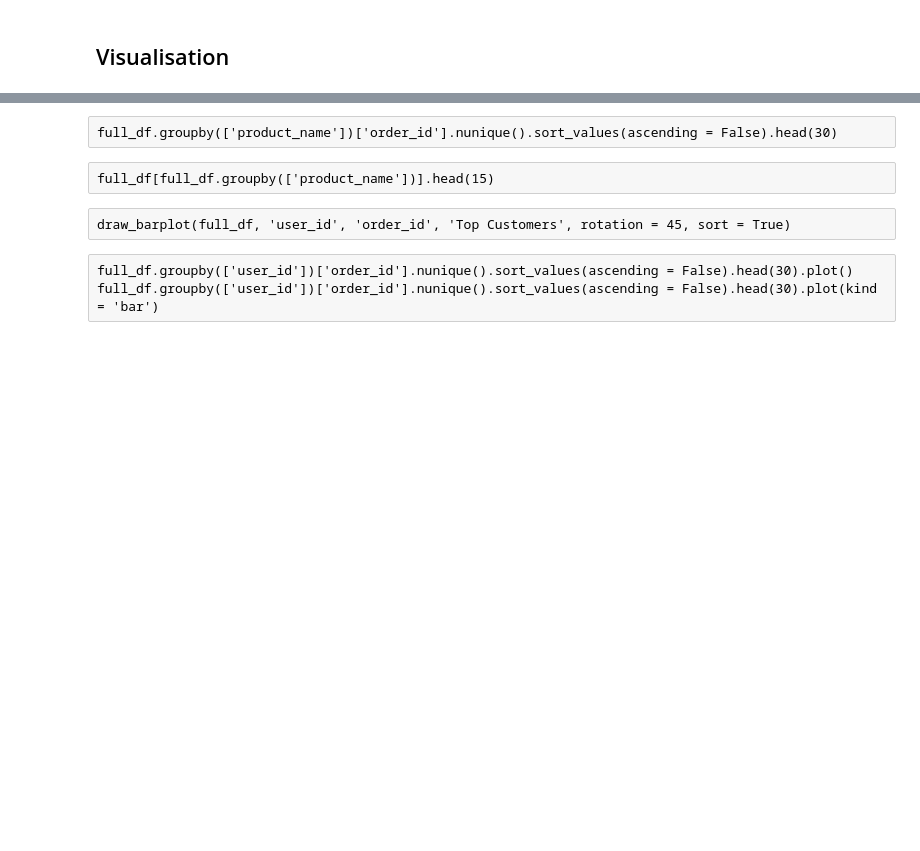
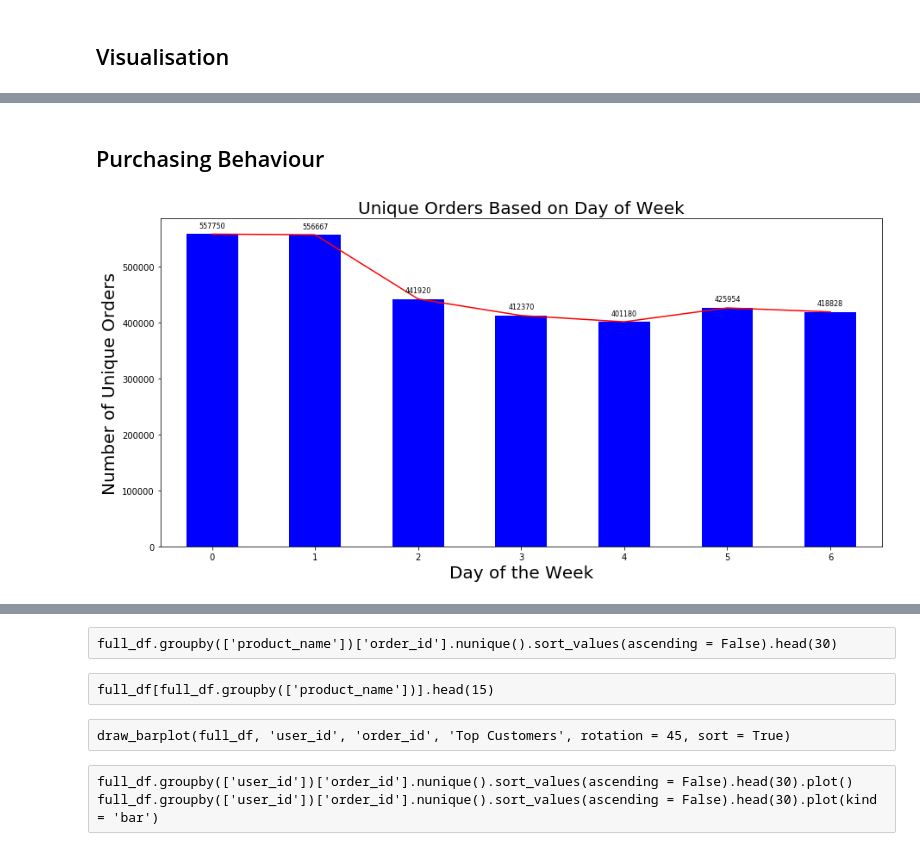
Before and after one commit to LingChongGold/Capstone, a Jupyter notebook: code/1_eda.ipynb, the cells around one changed output, grey strips where cells are left out. Cells and saved outputs as stored; diff of their text form; code cells hidden in the pictures; blank space fills up the shorter version.

```diff
--- a/code/1_eda.ipynb
+++ b/code/1_eda.ipynb
@@ -491,0 +322,27 @@ draw_barplot(full_df, 'product_name', 'order_id', 'Top Products', rotation = 90,
+# %%
+def draw_barplot (df, groupby, target, title, xlabel = None,  ylabel = 'Number of Unique Orders', rotation = 0, sort = False):
+    fig, ax = plt.subplots(figsize=(15, 7))
+    ax.grid(False)
+
+    if sort == True:
+        df.groupby([groupby])[target].nunique().sort_values(ascending = False).head(21).plot(color = 'r')
+        df.groupby([groupby])[target].nunique().sort_values(ascending = False).head(21).plot(kind = 'bar', color = 'b')
+    else:
+        df.groupby([groupby])[target].nunique().plot.bar(color = 'b')
+        df.groupby([groupby])[target].nunique().plot(color = 'r')
+
+    ax.set_title(title, fontsize = 20)
+    ax.set_xlabel(xlabel, fontsize = 20)
+    ax.set_xticklabels(ax.get_xticklabels(), rotation = rotation)
+    xmin,xmax = ax.get_xlim()
+    ax.set_xlim([xmin - 0.5, xmax + 0.5])
+    ax.set_ylabel(ylabel, fontsize = 20)
+    for p in ax.patches:
+        ax.annotate(format(p.get_height()), (p.get_x() + p.get_width() / 2, p.get_height()),
+                    ha = 'center', va = 'center', xytext = (0, 10), textcoords = 'offset points', size = 8)
+# %% [markdown]
+## Purchasing Behaviour
+# %%
+draw_barplot(full_df, 'order_dow', 'order_id', 'Unique Orders Based on Day of Week', xlabel = 'Day of the Week')
+# %% [output]
+[figure, added]
```
Also changed, not shown: parts of 145 cells of this notebook.
